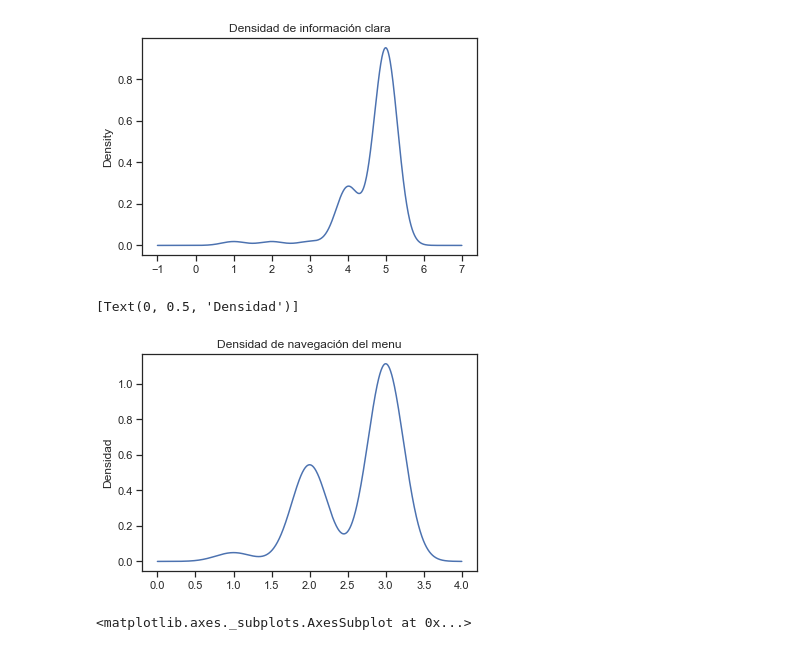
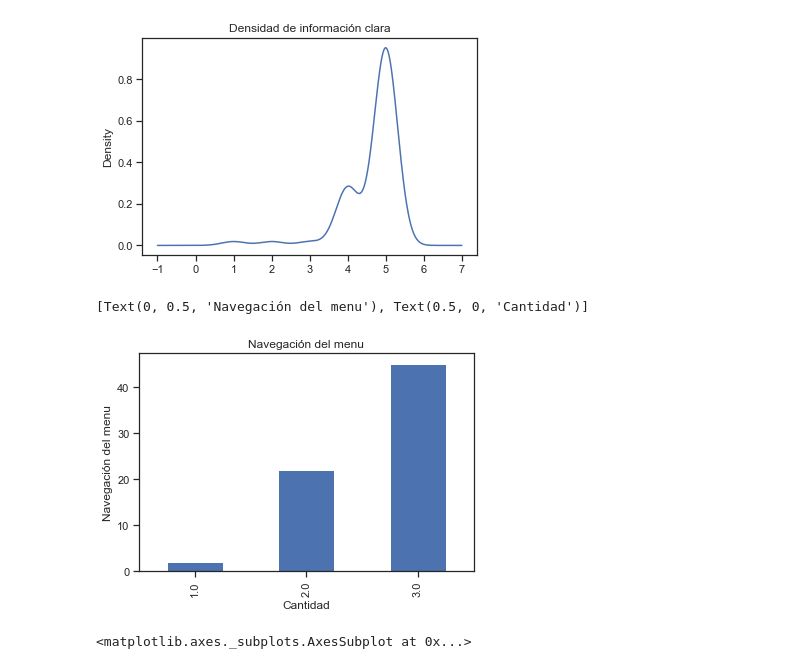
Before and after one commit to alefherrera/my-order-data, a Jupyter notebook: notebook.ipynb, the cells around one changed output. Cells and saved outputs as stored; diff of their text form; code cells hidden in the pictures.

```diff
--- a/notebook.ipynb
+++ b/notebook.ipynb
@@ -56,11 +56,11 @@ df["comprehensible"].plot.density(title="Densidad de información clara")
 <matplotlib.axes._subplots.AxesSubplot at 0x...>
 [figure]
 # %%
-plot = df["navigation"].plot.density(title="Densidad de navegación del menu")
-plot.set(ylabel="Densidad")
+plot = df.groupby("navigation").size().plot.bar(title="Navegación del menu")
+plot.set(xlabel="Cantidad", ylabel="Cantidad")
 # %% [output]
-[Text(0, 0.5, 'Densidad')]
+[Text(0, 0.5, 'Navegación del menu'), Text(0.5, 0, 'Cantidad')]
-[figure, old version]
+[figure, new version]
 # %%
 df.groupby("order_navigation").size().plot.pie(title="Para generar un pedido tuvo que navegar varias veces por la misma pantalla?")
 # %% [output]
```
